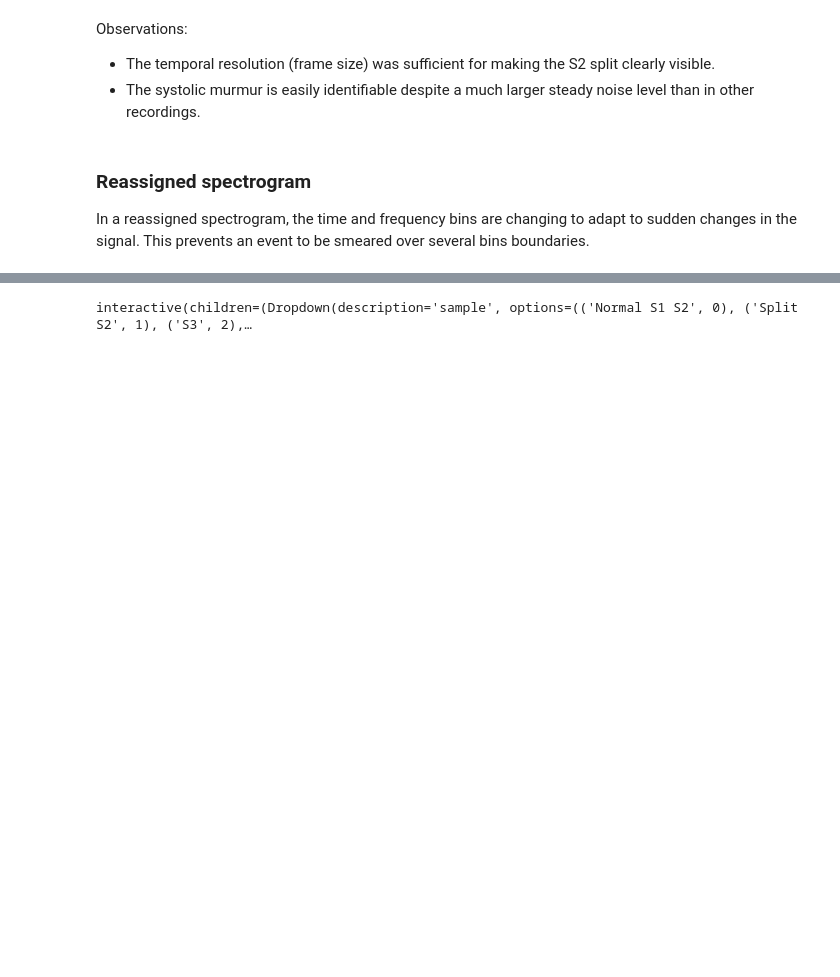
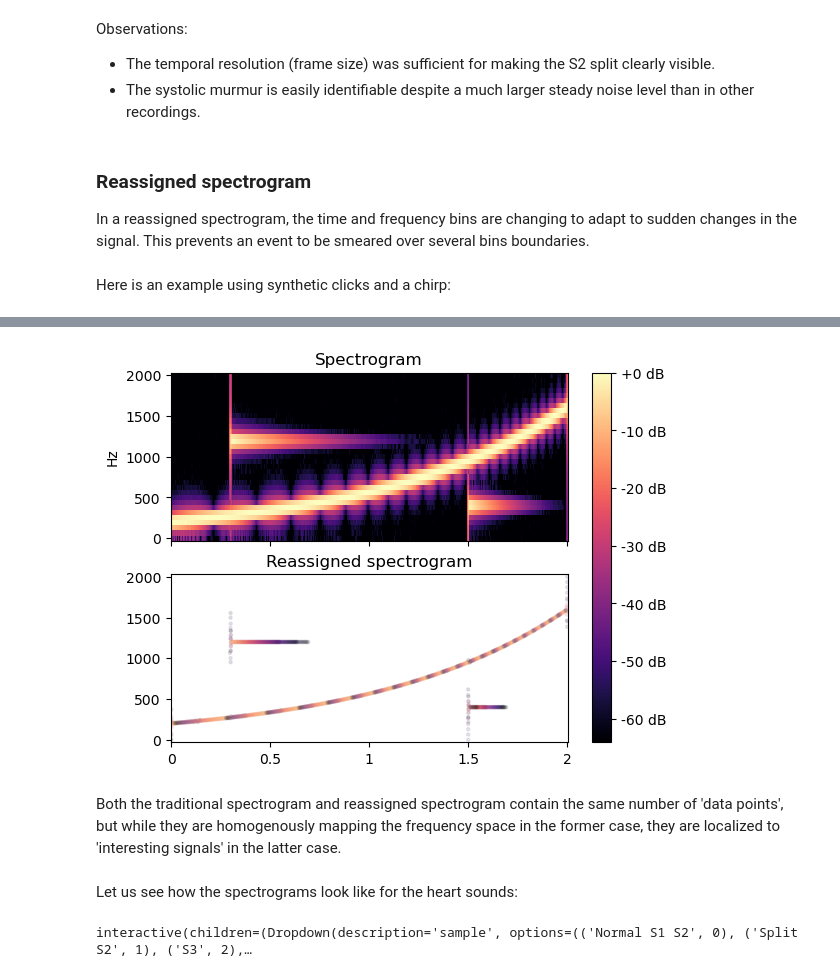
Before and after one commit to uit-hdl/heart-sound-notebook, a Jupyter notebook: basic_features.ipynb, the cells around one changed output, grey strips where cells are left out. Drawn from its saved outputs; the diff is of its cells as text; code cells hidden in the pictures; blank space fills up the shorter version.

Commit message:
Add dummy example of reassigned spectrogram.

```diff
--- a/basic_features.ipynb
+++ b/basic_features.ipynb
@@ -405,3 +405,30 @@ Observations:
 
 In a reassigned spectrogram, the time and frequency bins are changing to adapt to sudden changes in the signal.
 This prevents an event to be smeared over several bins boundaries.
+# %% [markdown]
+Here is an example using synthetic clicks and a chirp:
+# %%
+n_fft = 64
+sr = 4000
+y = 1e-3 * librosa.clicks(times=[0.3], sr=sr, click_duration=1.0,
+                          click_freq=1200.0, length=8000) +\
+    1e-3 * librosa.clicks(times=[1.5], sr=sr, click_duration=0.5,
+                          click_freq=400.0, length=8000) +\
+    1e-3 * librosa.chirp(fmin=200, fmax=1600, sr=sr, duration=2.0) +\
+    1e-6 * np.random.randn(2*sr)
+
+display(ipd.Audio(data=y, rate=sr))
+
+freqs, times, mags = librosa.reassigned_spectrogram(y=y, sr=sr,
+                                                    n_fft=n_fft)
+mags_db = librosa.amplitude_to_db(mags, ref=np.max)
+fig, ax = plt.subplots(nrows=2, sharex=True, sharey=True)
+img = librosa.display.specshow(mags_db, x_axis="s", y_axis="linear", sr=sr,
+                         hop_length=n_fft//4, ax=ax[0])
+ax[0].set(title="Spectrogram", xlabel=None)
+ax[0].label_outer()
+ax[1].scatter(times, freqs, c=mags_db, cmap="magma", alpha=0.1, s=5)
+ax[1].set_title("Reassigned spectrogram")
+fig.colorbar(img, ax=ax, format="%+2.f dB")
+plt.show()
+# %% [output]
@@ -408,3 +436,8 @@ This prevents an event to be smeared over several bins boundaries.
+[figure, added]
+# %% [markdown]
+Both the traditional spectrogram and reassigned spectrogram contain the same number of 'data points', but while they are homogenously mapping the frequency space in the former case, they are localized to 'interesting signals' in the latter case.
+# %% [markdown]
+Let us see how the spectrograms look like for the heart sounds:
 # %%
 # Compute the reassigned spectrogram
 
```
Also changed, not shown: parts of 3 cells of this notebook.
